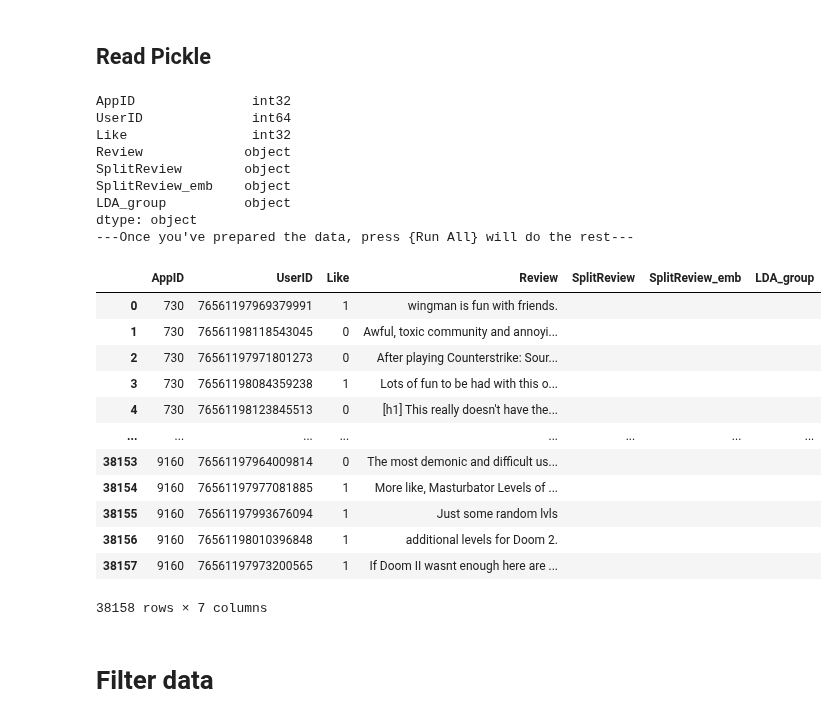
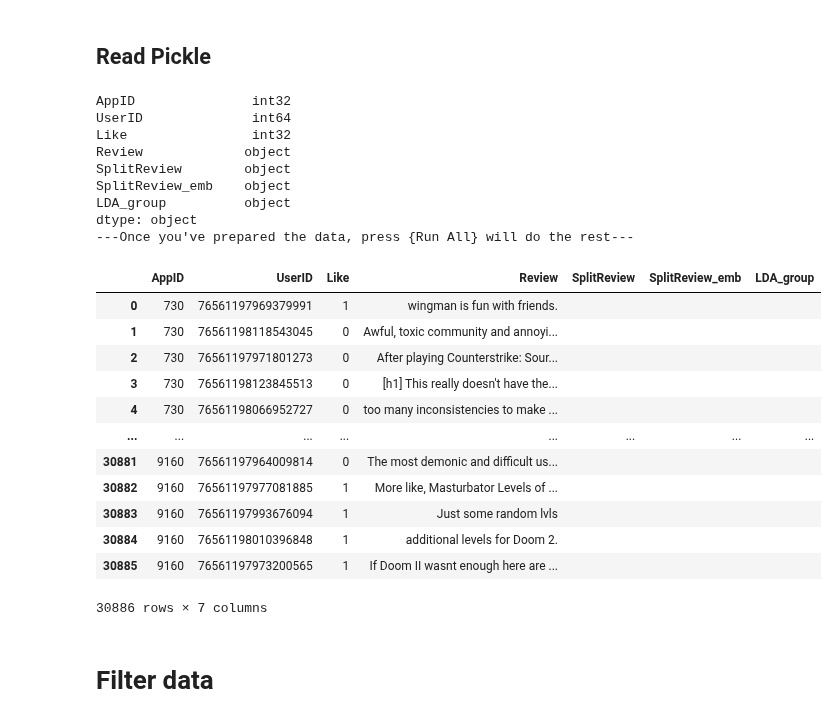
Before and after one commit to Albert40727/CL_HIAM, a Jupyter notebook: preprocess.ipynb, the cells around one changed output. Saved outputs shown, nothing was run; the diff lists cells and outputs as text; code cells hidden in the pictures.

```diff
--- a/preprocess.ipynb
+++ b/preprocess.ipynb
@@ -50,7 +46,7 @@ UserID              int
 Like                int
 Review              String
 """
-data = pd.read_pickle(r'../data/reviews_38158.pkl')
+data = pd.read_pickle(r'../data/reviews_30886.pkl')
 # Change dtype of columns in df
 data.reset_index(drop=True, inplace=True)
 data["UserID"] = data["UserID"].astype("int64")
@@ -58,41 +54,41 @@ data["AppID"] = data["AppID"].astype(int)
 data["Like"] = data["Like"].astype(int)
 """
 TODO dataframe format:
 [column name]       [dtype]
 SplitReview         list
 LDA_group           list
 SplitReview_emb     np.array
 """
 # TODO Columns
 data["SplitReview"] = ""
 data["SplitReview_emb"]= ""
 data["LDA_group"]= ""
 
 print(data.dtypes)
 print("---Once you've prepared the data, press {Run All} will do the rest---")
 data
 # %% [output]
 AppID               int32
 UserID              int64
 Like                int32
 Review             object
 SplitReview        object
 SplitReview_emb    object
 LDA_group          object
 dtype: object
 ---Once you've prepared the data, press {Run All} will do the rest---
 |  | AppID | UserID | Like | Review | SplitReview | SplitReview_emb | LDA_group |
 | 0 | 730 | 76561197969379991 | 1 | wingman is fun with friends. |  |  |  |
 | 1 | 730 | 76561198118543045 | 0 | Awful, toxic community and annoyi... |  |  |  |
 | 2 | 730 | 76561197971801273 | 0 | After playing Counterstrike: Sour... |  |  |  |
-| 3 | 730 | 76561198084359238 | 1 | Lots of fun to be had with this o... |  |  |  |
-| 4 | 730 | 76561198123845513 | 0 | [h1] This really doesn't have the... |  |  |  |
+| 3 | 730 | 76561198123845513 | 0 | [h1] This really doesn't have the... |  |  |  |
+| 4 | 730 | 76561198066952727 | 0 | too many inconsistencies to make ... |  |  |  |
 | ... | ... | ... | ... | ... | ... | ... | ... |
-| 38153 | 9160 | 76561197964009814 | 0 | The most demonic and difficult us... |  |  |  |
-| 38154 | 9160 | 76561197977081885 | 1 | More like, Masturbator Levels of ... |  |  |  |
-| 38155 | 9160 | 76561197993676094 | 1 | Just some random lvls |  |  |  |
-| 38156 | 9160 | 76561198010396848 | 1 | additional levels for Doom 2. |  |  |  |
-| 38157 | 9160 | 76561197973200565 | 1 | If Doom II wasnt enough here are ... |  |  |  |
+| 30881 | 9160 | 76561197964009814 | 0 | The most demonic and difficult us... |  |  |  |
+| 30882 | 9160 | 76561197977081885 | 1 | More like, Masturbator Levels of ... |  |  |  |
+| 30883 | 9160 | 76561197993676094 | 1 | Just some random lvls |  |  |  |
+| 30884 | 9160 | 76561198010396848 | 1 | additional levels for Doom 2. |  |  |  |
+| 30885 | 9160 | 76561197973200565 | 1 | If Doom II wasnt enough here are ... |  |  |  |
-38158 rows × 7 columns
+30886 rows × 7 columns
 # %% [markdown]
 # Filter data
```
Also changed, not shown: parts of 48 cells of this notebook, 2 other files.
